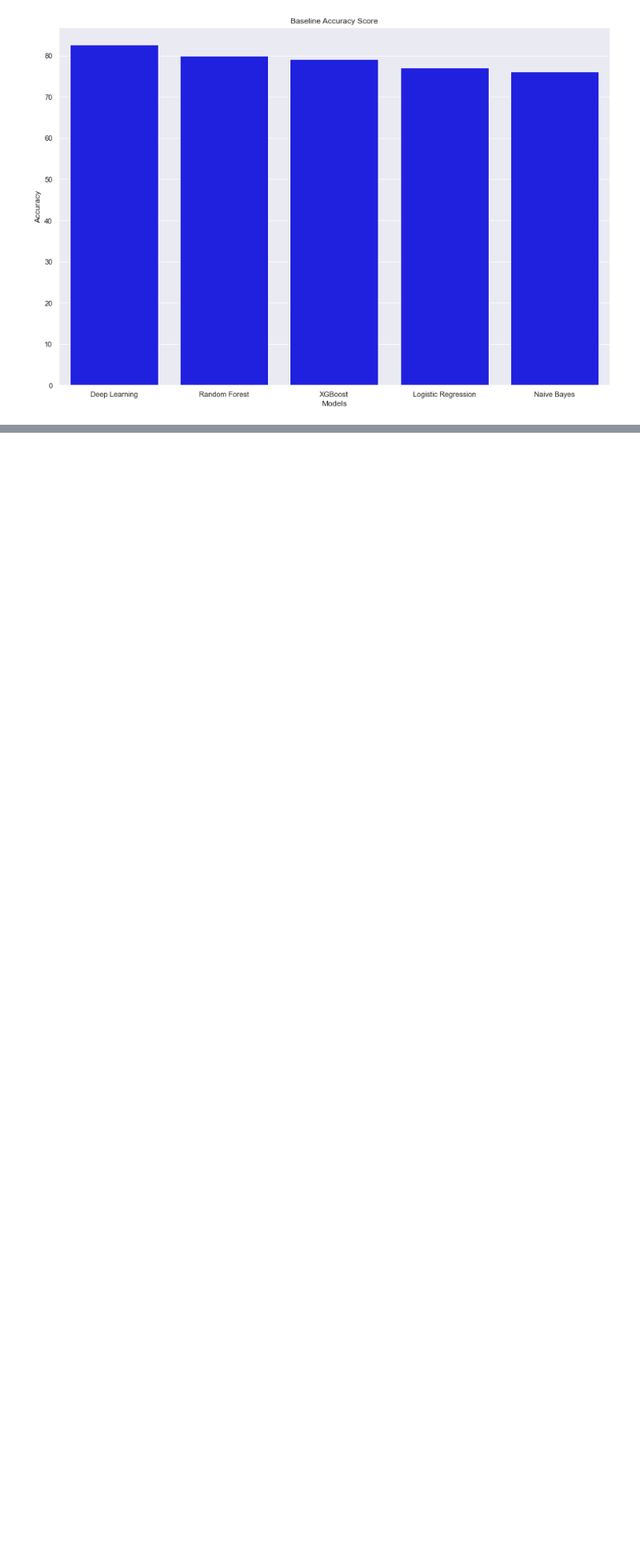
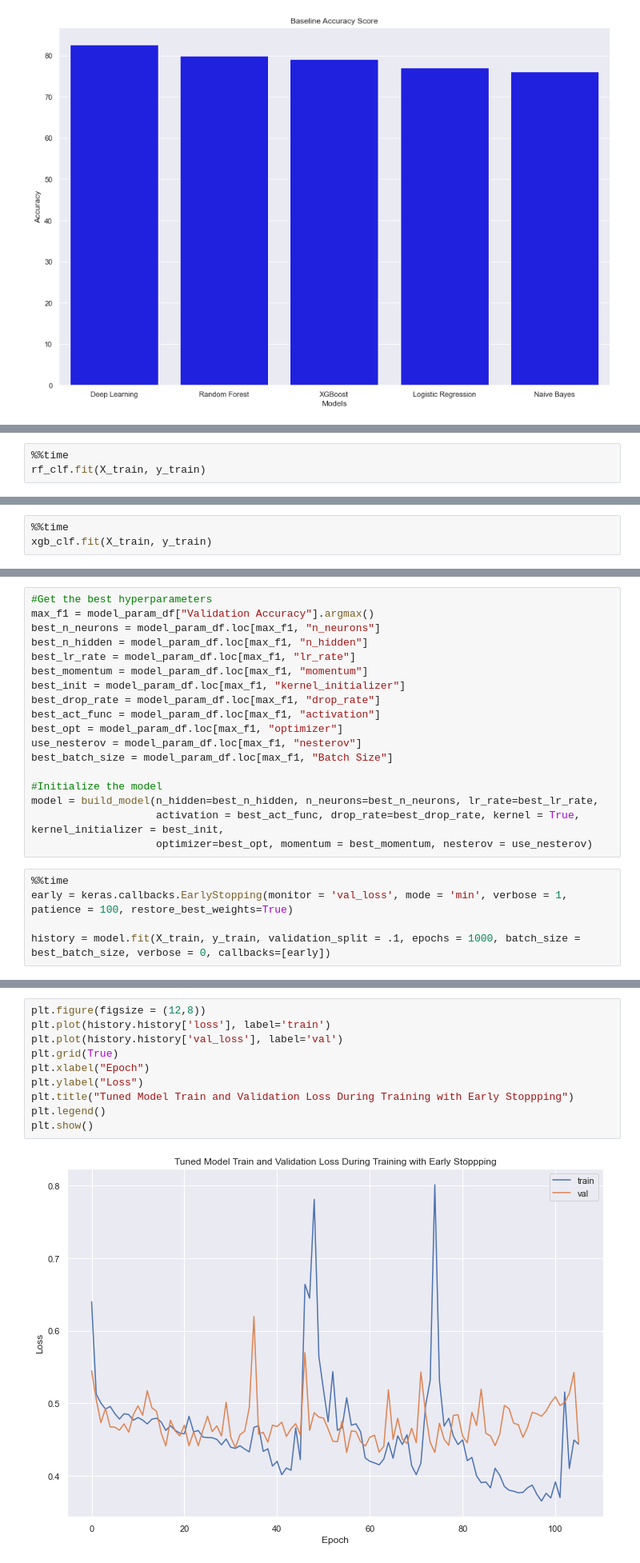
Before and after one commit to AustinYunker/Twitter-Prediction, a Jupyter notebook: GloVe Models.ipynb, the cells around one changed output, grey strips where cells are left out. Shown at 80% size. Saved outputs shown, nothing was run; the diff lists cells and outputs as text; blank space fills up the shorter version.

Commit message:
Finished Hyperparam and Validation Scoring

```diff
--- a/GloVe Models.ipynb
+++ b/GloVe Models.ipynb
@@ -349,0 +648,3 @@ Text(0.5, 0, 'Models')
+# %%
+%%time
+rf_clf.fit(X_train, y_train)
@@ -349,0 +687,3 @@ Text(0.5, 0, 'Models')
+# %%
+%%time
+xgb_clf.fit(X_train, y_train)
@@ -349,0 +721,23 @@ Text(0.5, 0, 'Models')
+# %%
+#Get the best hyperparameters
+max_f1 = model_param_df["Validation Accuracy"].argmax()
+best_n_neurons = model_param_df.loc[max_f1, "n_neurons"]
+best_n_hidden = model_param_df.loc[max_f1, "n_hidden"]
+best_lr_rate = model_param_df.loc[max_f1, "lr_rate"]
+best_momentum = model_param_df.loc[max_f1, "momentum"]
+best_init = model_param_df.loc[max_f1, "kernel_initializer"]
+best_drop_rate = model_param_df.loc[max_f1, "drop_rate"]
+best_act_func = model_param_df.loc[max_f1, "activation"]
+best_opt = model_param_df.loc[max_f1, "optimizer"]
+use_nesterov = model_param_df.loc[max_f1, "nesterov"]
+best_batch_size = model_param_df.loc[max_f1, "Batch Size"]
+
+#Initialize the model
+model = build_model(n_hidden=best_n_hidden, n_neurons=best_n_neurons, lr_rate=best_lr_rate,
+                    activation = best_act_func, drop_rate=best_drop_rate, kernel = True, kernel_initializer = best_init,
+                    optimizer=best_opt, momentum = best_momentum, nesterov = use_nesterov)
+# %%
+%%time
+early = keras.callbacks.EarlyStopping(monitor = 'val_loss', mode = 'min', verbose = 1, patience = 100, restore_best_weights=True)
+
+history = model.fit(X_train, y_train, validation_split = .1, epochs = 1000, batch_size = best_batch_size, verbose = 0, callbacks=[early])
@@ -349,0 +748,12 @@ Text(0.5, 0, 'Models')
+# %%
+plt.figure(figsize = (12,8))
+plt.plot(history.history['loss'], label='train')
+plt.plot(history.history['val_loss'], label='val')
+plt.grid(True)
+plt.xlabel("Epoch")
+plt.ylabel("Loss")
+plt.title("Tuned Model Train and Validation Loss During Training with Early Stoppping")
+plt.legend()
+plt.show()
+# %% [output]
+[figure, added]
```
Also changed, not shown: parts of 50 cells of this notebook.
